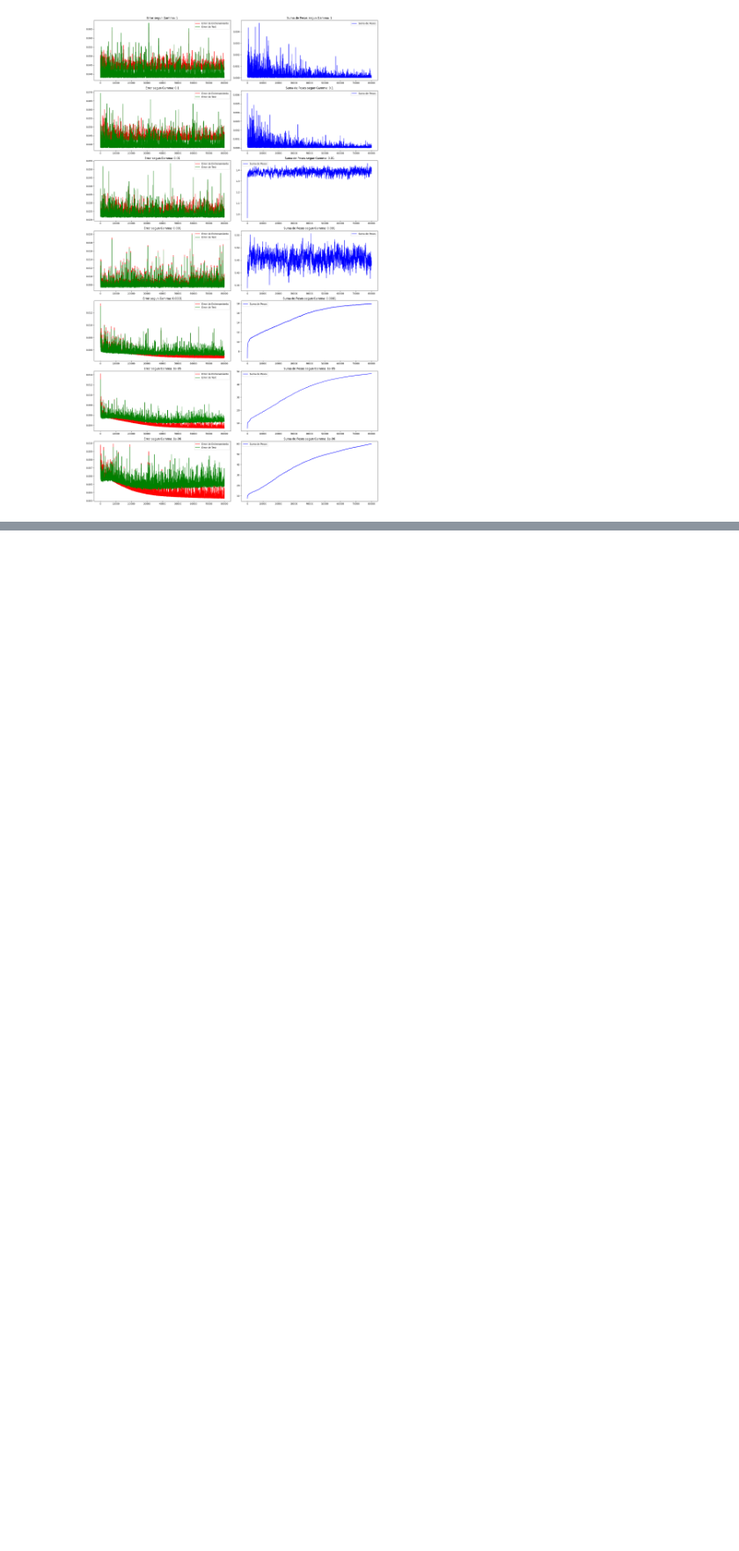
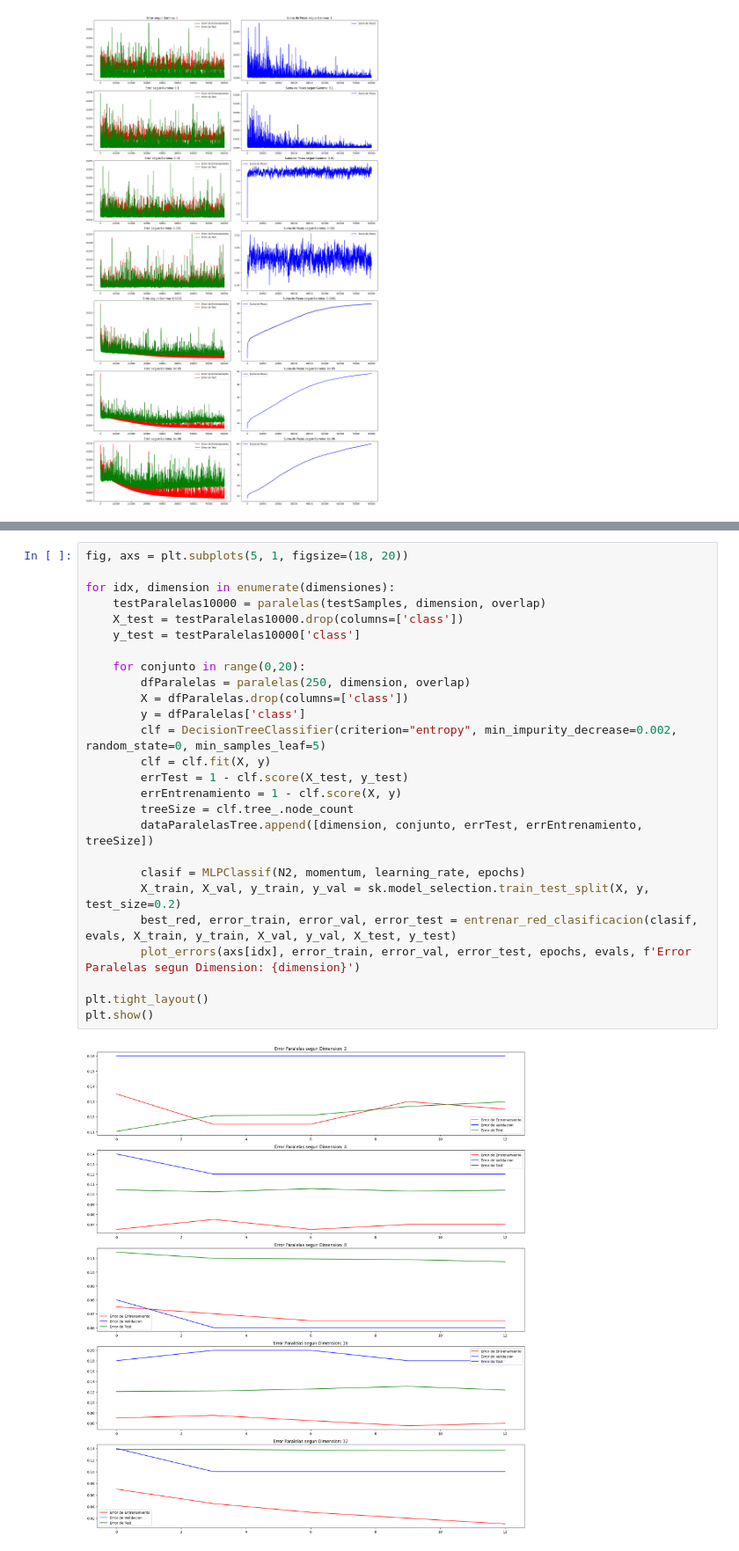
Before and after one commit to Pomarola/IAA, a Jupyter notebook: TP2.ipynb, the cells around one changed output, grey strips where cells are left out. Shown at 88% size. Drawn from its saved outputs; the diff is of its cells as text; blank space fills up the shorter version.

```diff
--- a/TP2.ipynb
+++ b/TP2.ipynb
@@ -311,0 +414,28 @@ plt.show()
+# %%
+fig, axs = plt.subplots(5, 1, figsize=(18, 20))
+
+for idx, dimension in enumerate(dimensiones):
+    testParalelas10000 = paralelas(testSamples, dimension, overlap)
+    X_test = testParalelas10000.drop(columns=['class'])
+    y_test = testParalelas10000['class']
+
+    for conjunto in range(0,20):
+        dfParalelas = paralelas(250, dimension, overlap)
+        X = dfParalelas.drop(columns=['class'])
+        y = dfParalelas['class']
+        clf = DecisionTreeClassifier(criterion="entropy", min_impurity_decrease=0.002, random_state=0, min_samples_leaf=5)
+        clf = clf.fit(X, y)
+        errTest = 1 - clf.score(X_test, y_test)
+        errEntrenamiento = 1 - clf.score(X, y)
+        treeSize = clf.tree_.node_count
+        dataParalelasTree.append([dimension, conjunto, errTest, errEntrenamiento, treeSize])
+
+        clasif = MLPClassif(N2, momentum, learning_rate, epochs)
+        X_train, X_val, y_train, y_val = sk.model_selection.train_test_split(X, y, test_size=0.2)
+        best_red, error_train, error_val, error_test = entrenar_red_clasificacion(clasif, evals, X_train, y_train, X_val, y_val, X_test, y_test)
+        plot_errors(axs[idx], error_train, error_val, error_test, epochs, evals, f'Error Paralelas segun Dimension: {dimension}')
+
+plt.tight_layout()
+plt.show()
+# %% [output]
+[figure, added]
```
Also changed, not shown: parts of 11 cells of this notebook, 2 other files.
